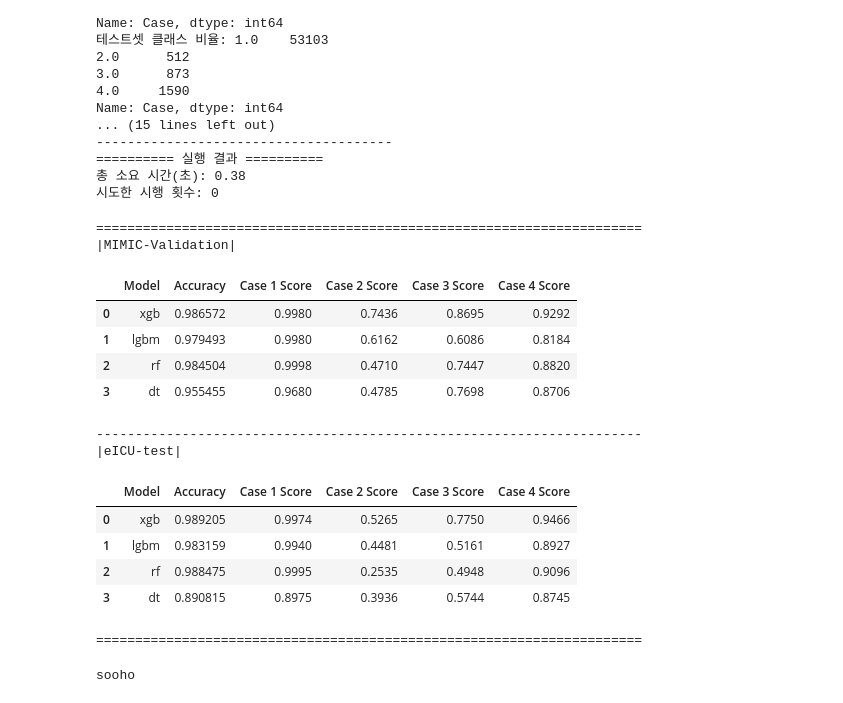
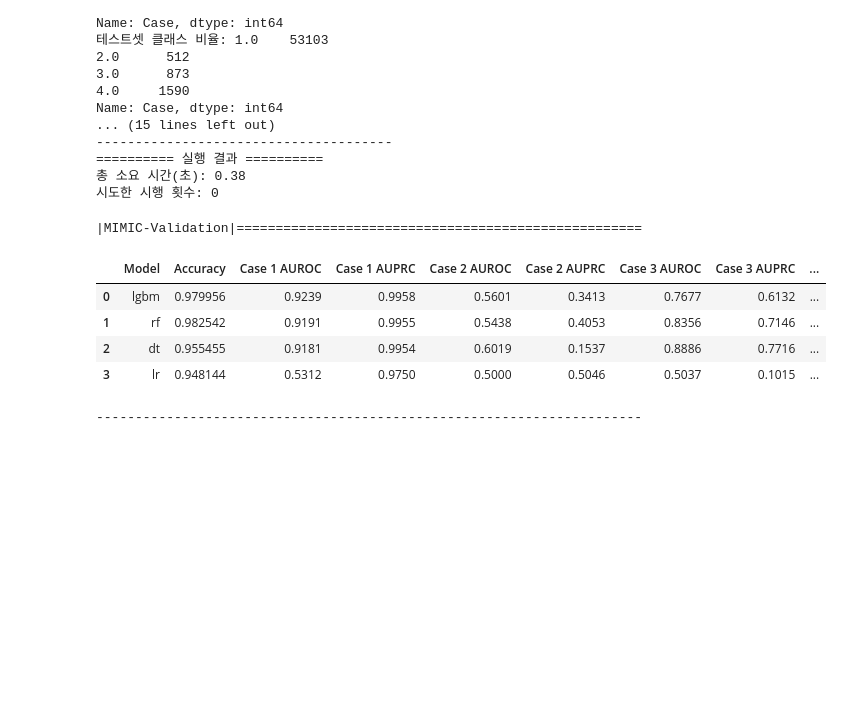
Before and after one commit to Jeong-Eul/CLEAR-Shock, a Jupyter notebook: Experiment(Supervised Learning)/training/Baseline Multiclass.ipynb, the cells around one changed output. Drawn from its saved outputs; the diff is of its cells as text; code cells hidden in the pictures; blank space fills up the shorter version.

```diff
--- a/Experiment(Supervised Learning)/training/Baseline Multiclass.ipynb
+++ b/Experiment(Supervised Learning)/training/Baseline Multiclass.ipynb
@@ -95,24 +100,13 @@ X_test, y_test, test_output = split.split_X_Y(eicu_test, mode = 'eicu')
 # X_test_case1_2_scaled = scaler.transform(X_test_case1_2)
 # X_test_case1_2_scaled = pd.DataFrame(X_test_case1_2_scaled,columns = X_test_case1_2.columns)
 # %%
-Multiclass_evaluation.create_analysis(eventset, event_eicu, X_train, y_train, X_valid, X_test, valid_output, test_output)
+reload(Multiclass_evaluation)
+models, result = Multiclass_evaluation.create_analysis(eventset, X_train, y_train, X_valid, valid_output)
 # %% [output]
-======================================================================
-|MIMIC-Validation|
+|MIMIC-Validation|====================================================
-|  | Model | Accuracy | Case 1 Score | Case 2 Score | Case 3 Score | Case 4 Score |
-| 0 | xgb | 0.986572 | 0.9980 | 0.7436 | 0.8695 | 0.9292 |
-| 1 | lgbm | 0.979493 | 0.9980 | 0.6162 | 0.6086 | 0.8184 |
-| 2 | rf | 0.984504 | 0.9998 | 0.4710 | 0.7447 | 0.8820 |
-| 3 | dt | 0.955455 | 0.9680 | 0.4785 | 0.7698 | 0.8706 |
+|  | Model | Accuracy | Case 1 AUROC | Case 1 AUPRC | Case 2 AUROC | Case 2 AUPRC | Case 3 AUROC | Case 3 AUPRC | ... |
+| 0 | lgbm | 0.979956 | 0.9239 | 0.9958 | 0.5601 | 0.3413 | 0.7677 | 0.6132 | ... |
+| 1 | rf | 0.982542 | 0.9191 | 0.9955 | 0.5438 | 0.4053 | 0.8356 | 0.7146 | ... |
+| 2 | dt | 0.955455 | 0.9181 | 0.9954 | 0.6019 | 0.1537 | 0.8886 | 0.7716 | ... |
+| 3 | lr | 0.948144 | 0.5312 | 0.9750 | 0.5000 | 0.5046 | 0.5037 | 0.1015 | ... |
 ----------------------------------------------------------------------
-|eICU-test|
-|  | Model | Accuracy | Case 1 Score | Case 2 Score | Case 3 Score | Case 4 Score |
-| 0 | xgb | 0.989205 | 0.9974 | 0.5265 | 0.7750 | 0.9466 |
-| 1 | lgbm | 0.983159 | 0.9940 | 0.4481 | 0.5161 | 0.8927 |
-| 2 | rf | 0.988475 | 0.9995 | 0.2535 | 0.4948 | 0.9096 |
-| 3 | dt | 0.890815 | 0.8975 | 0.3936 | 0.5744 | 0.8745 |
-======================================================================
-# %%
-print('sooho')
-# %% [output]
-sooho
```
Also changed, not shown: parts of 6 cells of this notebook, 4 other files.
